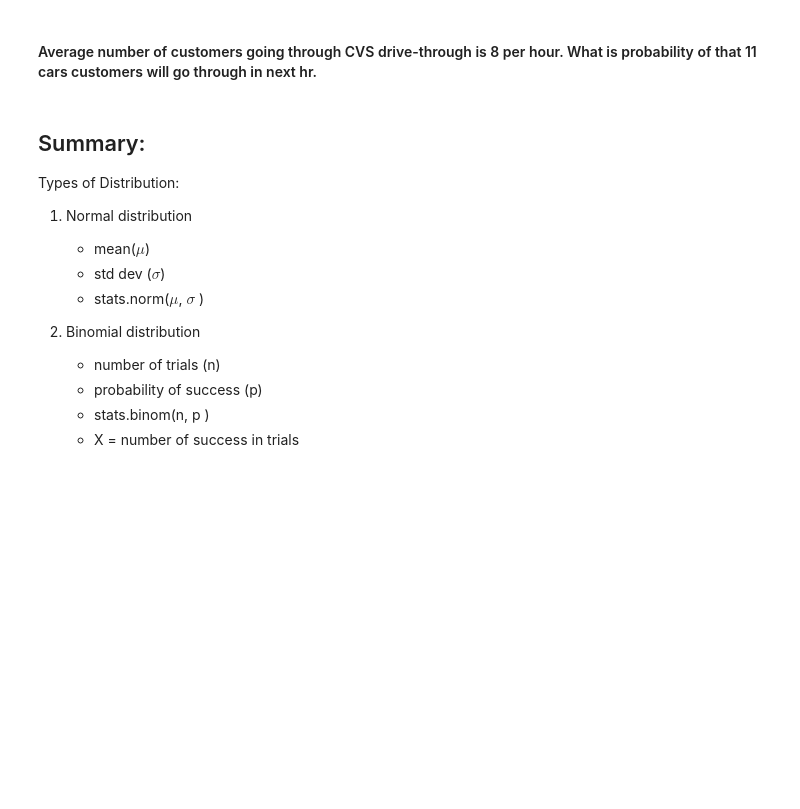
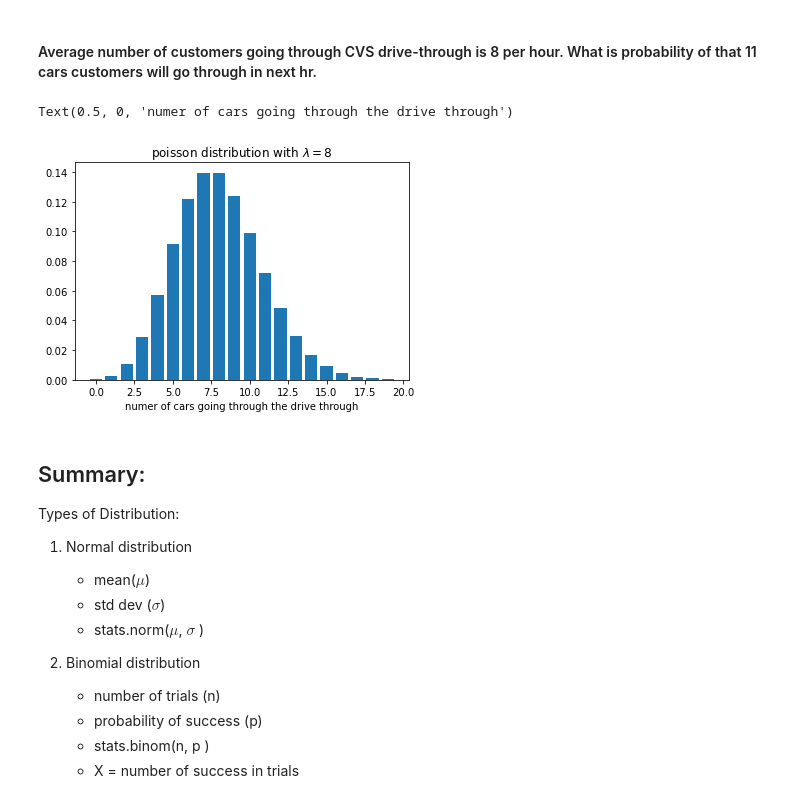
Before and after one commit to segovialori/statistics-exercises, a Jupyter notebook: probability_distributions_lesson.ipynb, the cells around one changed output. Saved outputs shown, nothing was run; the diff lists cells and outputs as text; code cells hidden in the pictures; blank space fills up the shorter version.

```diff
--- a/probability_distributions_lesson.ipynb
+++ b/probability_distributions_lesson.ipynb
@@ -239,3 +288,18 @@ What is the probability of k = 0 meteorite hits in the next 100 years?
+# %%
+# What kind of distribution is this?
+λ = 8
+stats.poisson(λ).pmf(11) #7% chance
+# Random variable X:?
+x = np.arange(0,20)
+y = stats.poisson(λ).pmf(x)
+
+plt.bar(x,y)
+plt.title('poisson distribution with $\lambda = 8$')
+plt.xlabel('numer of cars going through the drive through')
+# Random variable X:
+# %% [output]
+Text(0.5, 0, 'numer of cars going through the drive through')
+[figure, added]
 # %%
 # Visualize the distribution
 # %% [markdown]
```
Also changed, not shown: parts of 13 cells of this notebook.
